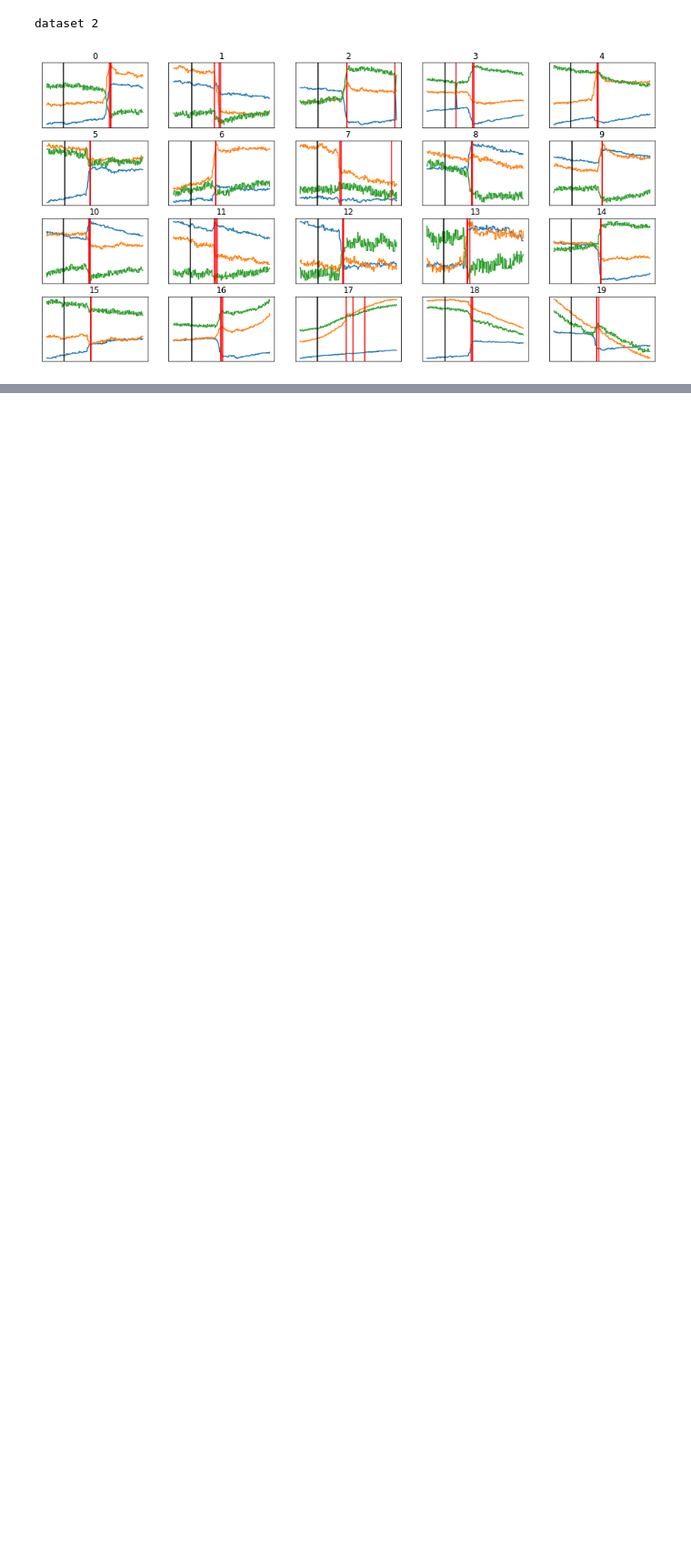
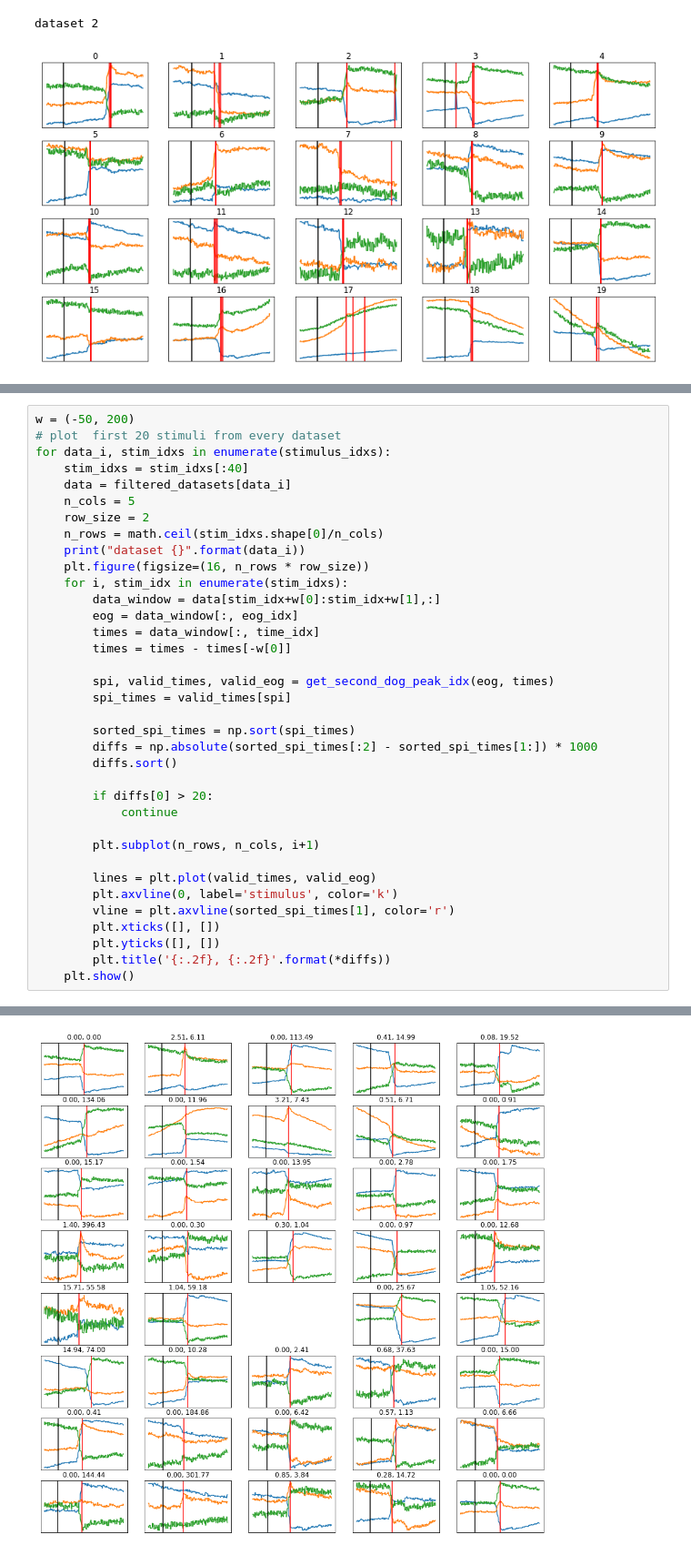
Before and after one commit to jleugeri/traumschreiber_EOG, a Jupyter notebook: patrick/data_analysis.ipynb, the cells around one changed output, grey strips where cells are left out. Shown at 91% size. Cells and saved outputs as stored; diff of their text form; blank space fills up the shorter version.

```diff
--- a/patrick/data_analysis.ipynb
+++ b/patrick/data_analysis.ipynb
@@ -549,0 +555,37 @@ dataset 2
+# %%
+w = (-50, 200)
+# plot  first 20 stimuli from every dataset
+for data_i, stim_idxs in enumerate(stimulus_idxs):
+    stim_idxs = stim_idxs[:40]
+    data = filtered_datasets[data_i]
+    n_cols = 5
+    row_size = 2
+    n_rows = math.ceil(stim_idxs.shape[0]/n_cols)
+    print("dataset {}".format(data_i))
+    plt.figure(figsize=(16, n_rows * row_size))
+    for i, stim_idx in enumerate(stim_idxs):
+        data_window = data[stim_idx+w[0]:stim_idx+w[1],:]
+        eog = data_window[:, eog_idx]
+        times = data_window[:, time_idx]
+        times = times - times[-w[0]]
+
+        spi, valid_times, valid_eog = get_second_dog_peak_idx(eog, times)
+        spi_times = valid_times[spi]
+
+        sorted_spi_times = np.sort(spi_times)
+        diffs = np.absolute(sorted_spi_times[:2] - sorted_spi_times[1:]) * 1000
+        diffs.sort()
+
+        if diffs[0] > 20:
+            continue
+
+        plt.subplot(n_rows, n_cols, i+1)
+
+        lines = plt.plot(valid_times, valid_eog)
+        plt.axvline(0, label='stimulus', color='k')
+        vline = plt.axvline(sorted_spi_times[1], color='r')
+        plt.xticks([], [])
+        plt.yticks([], [])
+        plt.title('{:.2f}, {:.2f}'.format(*diffs))
+    plt.show()
+# %% [output]
@@ -549,0 +593 @@ dataset 2
+[figure, added]
```
Also changed, not shown: parts of 4 cells of this notebook.
